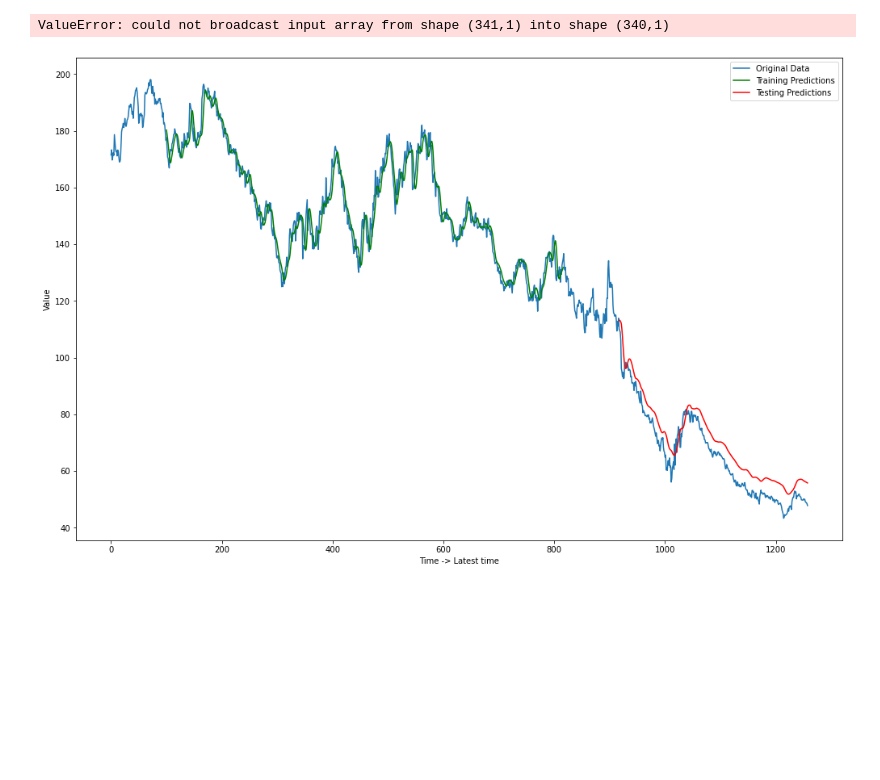
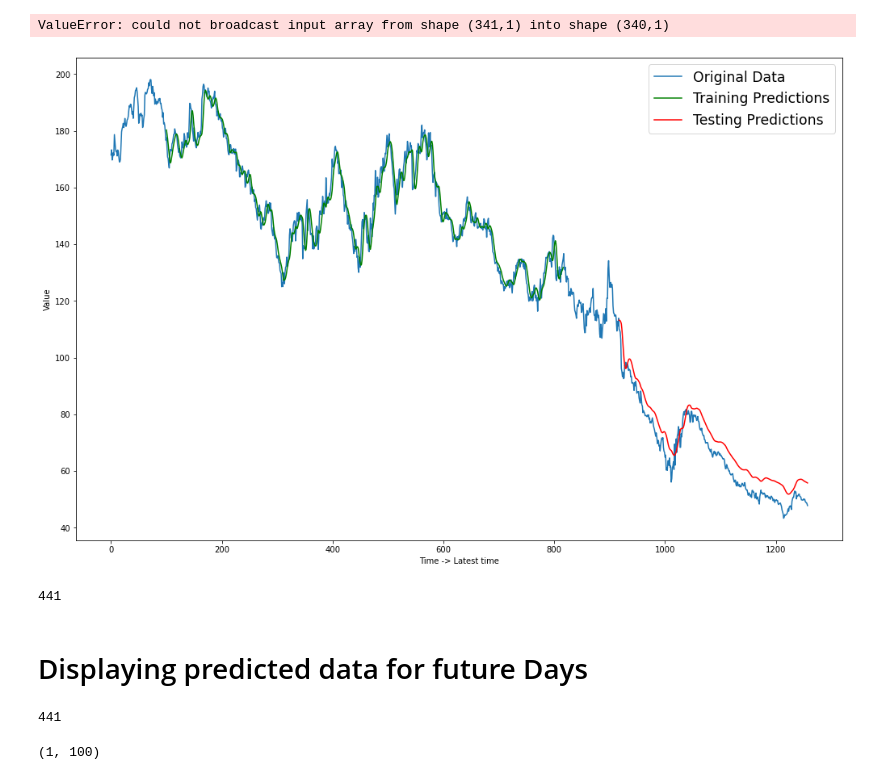
Before and after one commit to MabroorA/stocks-prediction-app, a Jupyter notebook: Machine-learning/Test-model2.ipynb, the cells around one changed output. Cells and saved outputs as stored; diff of their text form; code cells hidden in the pictures; blank space fills up the shorter version.

Commit message:
logic being added for displaying future predicted values

```diff
--- a/Machine-learning/Test-model2.ipynb
+++ b/Machine-learning/Test-model2.ipynb
@@ -240,27 +240,33 @@ ValueError: could not broadcast input array from shape (341,1) into shape (340,1
 # %%
 plt.figure(figsize=(17, 11))
 plt.xlabel('Time -> Latest time')
 plt.ylabel('Value')
 
 
 # Plot the original data
 plt.plot(scaler.inverse_transform(df1), label='Original Data', )
 
 # Plot the training predictions
 trainPredictPlot = np.empty_like(df1)
 trainPredictPlot[:, :] = np.nan
 trainPredictPlot[look_back:len(train_predict)+look_back, :] = train_predict
 plt.plot(trainPredictPlot, label='Training Predictions', color="green")
 
 # Plot the testing predictions
 testPredictPlot = np.empty_like(df1)
 testPredictPlot[:, :] = np.nan
 testPredictPlot[len(train_predict) + (look_back * 2) :len(df1), :] = test_predict
 
 plt.plot(testPredictPlot, label='Testing Predictions',color="red")
 
 
-plt.legend(loc='upper right',fontsize='large')
+plt.legend(loc='upper right',fontsize='xx-large')
 plt.show()
 # %% [output]
-[figure, old version]
+[figure, new version]
+# %%
+len(test_data)
+# %% [output]
+441
+# %% [markdown]
+# Displaying predicted data for future Days
@@ -266,0 +275,10 @@ plt.show()
+# %%
+len(test_data)
+# %% [output]
+441
+# %%
+# taking data from previous 100 days from 341 to 441(last data)
+x_input=test_data[341:].reshape(1,-1)
+x_input.shape
+# %% [output]
+(1, 100)
```
Also changed, not shown: parts of 3 cells of this notebook.
